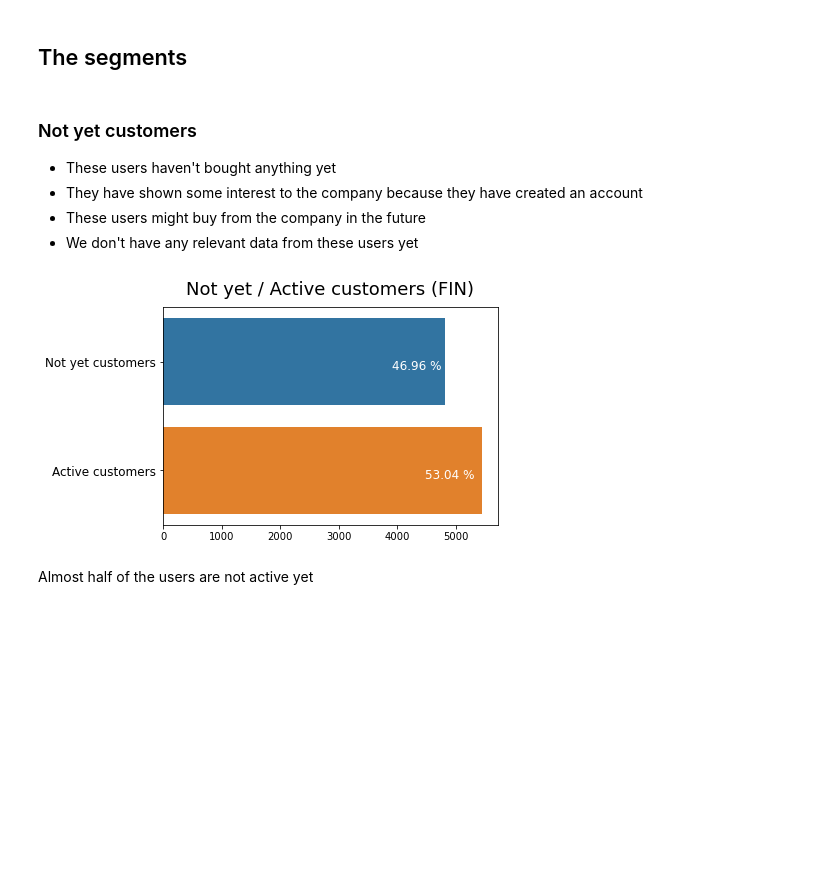
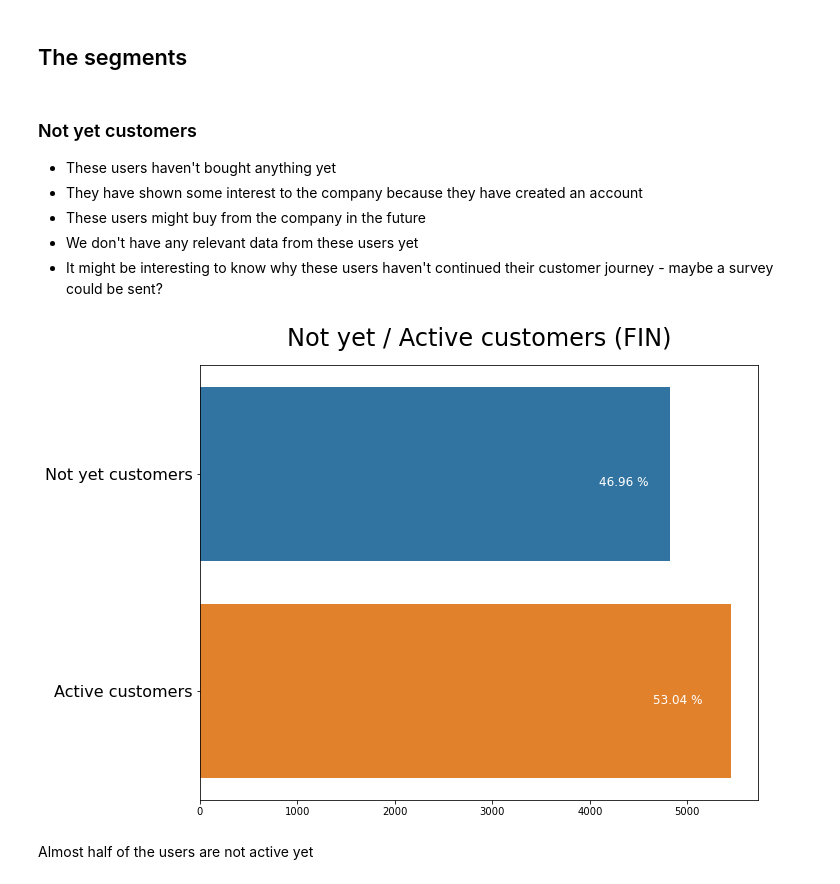
Before and after one commit to Granothon/PortfolioProjects, a Jupyter notebook: Segments/SEGMENTS.ipynb, the cells around one changed output. Drawn from its saved outputs; the diff is of its cells as text; code cells hidden in the pictures; blank space fills up the shorter version.

```diff
--- a/Segments/SEGMENTS.ipynb
+++ b/Segments/SEGMENTS.ipynb
@@ -363,32 +374,33 @@ We can see a lot of the data is made out of users who have bought nothing or ver
 - They have shown some interest to the company because they have created an account
 - These users might buy from the company in the future
 - We don't have any relevant data from these users yet
+- It might be interesting to know why these users haven't continued their customer journey - maybe a survey could be sent?
 # %%
 not_yet = list(df_sc.TOTAL_PURCHASES_EUR[df_sc.TOTAL_PURCHASES_EUR == 0].index)
 # %%
 # plot
 def plot_not_yet():
     x = [len(not_yet), len(df_sc) - len(not_yet)]
     y = ['Not yet customers', 'Active customers']
+    plt.figure(figsize=(10,8))
     ax = sns.barplot(x=x, y=y, orient='h')
-
 
     # add percentage
     p_n_y = round(len(df_sc.loc[not_yet]) / len(df_sc) * 100, 2)
     percentage = [p_n_y, 100 - p_n_y]
     for i, p in enumerate(ax.patches):
         width = p.get_width()
         plt.text(p.get_width() * 0.9, p.get_y()+0.55*p.get_height(),
                  f'{percentage[i]} %',
                  ha='center', va='center', color='white', fontsize=12)
 
     # style
-    plt.yticks(fontsize=12)
-    plt.title(f"Not yet / Active customers ({country_name})", fontsize=18, y=1.03)
+    plt.yticks(fontsize=16)
+    plt.title(f"Not yet / Active customers ({country_name})", fontsize=24, y=1.03)
 
 plot_not_yet()
 # %% [output]
-[figure, old version]
+[figure, new version]
 # %% [markdown]
 Almost half of the users are not active yet
 # %% [markdown]
```
Also changed, not shown: parts of 37 cells of this notebook.
